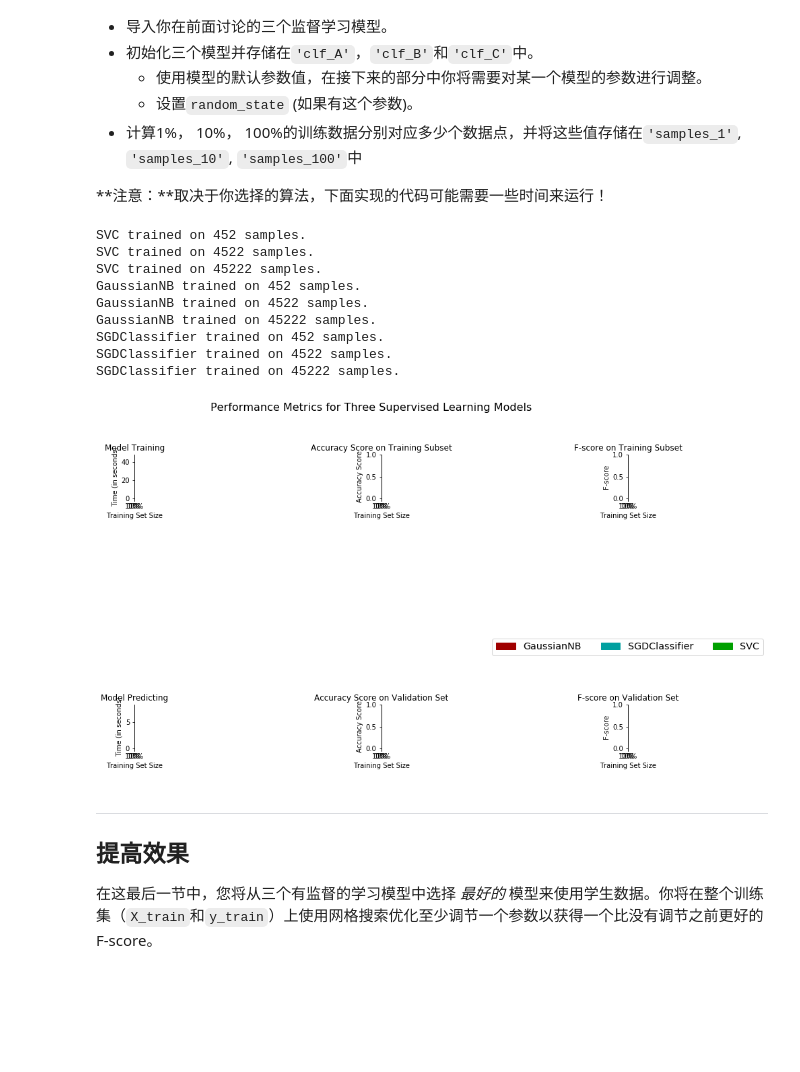
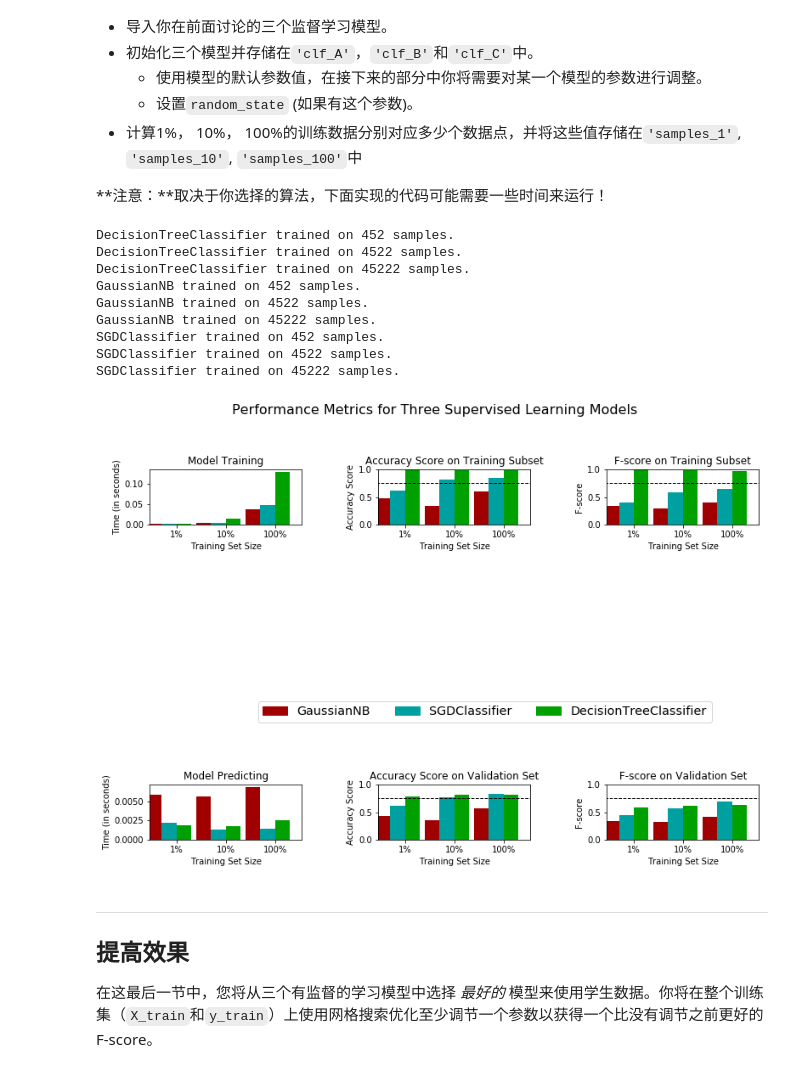
Before and after one commit to liyu10000/playboy, a Jupyter notebook: udacity/machine-learning/finding_donors/finding_donors.ipynb, the cells around one changed output. Drawn from its saved outputs; the diff is of its cells as text; code cells hidden in the pictures; blank space fills up the shorter version.

```diff
--- a/udacity/machine-learning/finding_donors/finding_donors.ipynb
+++ b/udacity/machine-learning/finding_donors/finding_donors.ipynb
@@ -404,38 +404,39 @@ def train_predict(learner, sample_size, X_train, y_train, X_val, y_val):
 from sklearn.svm import SVC
 from sklearn.naive_bayes import GaussianNB
 from sklearn.linear_model import SGDClassifier
+from sklearn.tree import DecisionTreeClassifier
 
 # TODO：初始化三个模型
-clf_A = SVC()
+clf_A = DecisionTreeClassifier()
 clf_B = GaussianNB()
 clf_C = SGDClassifier()
 
 # TODO：计算1%， 10%， 100%的训练数据分别对应多少点
 samples_1 = int(0.01 * n_records)
 samples_10 = int(0.1 * n_records)
 samples_100 = n_records
 
 # 收集学习器的结果
 results = {}
 for clf in [clf_A, clf_B, clf_C]:
     clf_name = clf.__class__.__name__
     results[clf_name] = {}
     for i, samples in enumerate([samples_1, samples_10, samples_100]):
         results[clf_name][i] = train_predict(clf, samples, X_train, y_train, X_val, y_val)
 
 # 对选择的三个模型得到的评价结果进行可视化
 vs.evaluate(results, accuracy, fscore)
 # %% [output]
-SVC trained on 452 samples.
-SVC trained on 4522 samples.
-SVC trained on 45222 samples.
+DecisionTreeClassifier trained on 452 samples.
+DecisionTreeClassifier trained on 4522 samples.
+DecisionTreeClassifier trained on 45222 samples.
 GaussianNB trained on 452 samples.
 GaussianNB trained on 4522 samples.
 GaussianNB trained on 45222 samples.
 SGDClassifier trained on 452 samples.
 SGDClassifier trained on 4522 samples.
 SGDClassifier trained on 45222 samples.
-[figure, old version]
+[figure, new version]
 # %% [markdown]
 ----
 ## 提高效果
```
Also changed, not shown: parts of 3 cells of this notebook.
